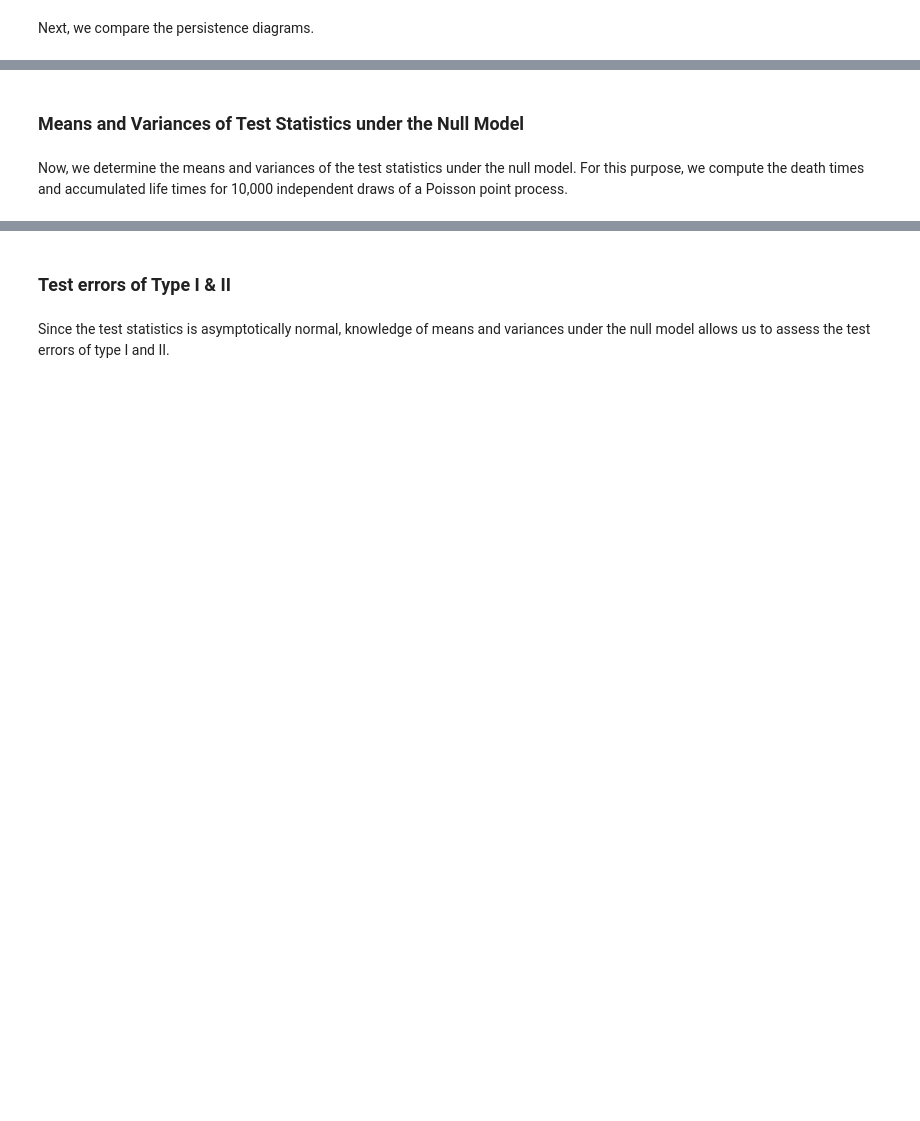
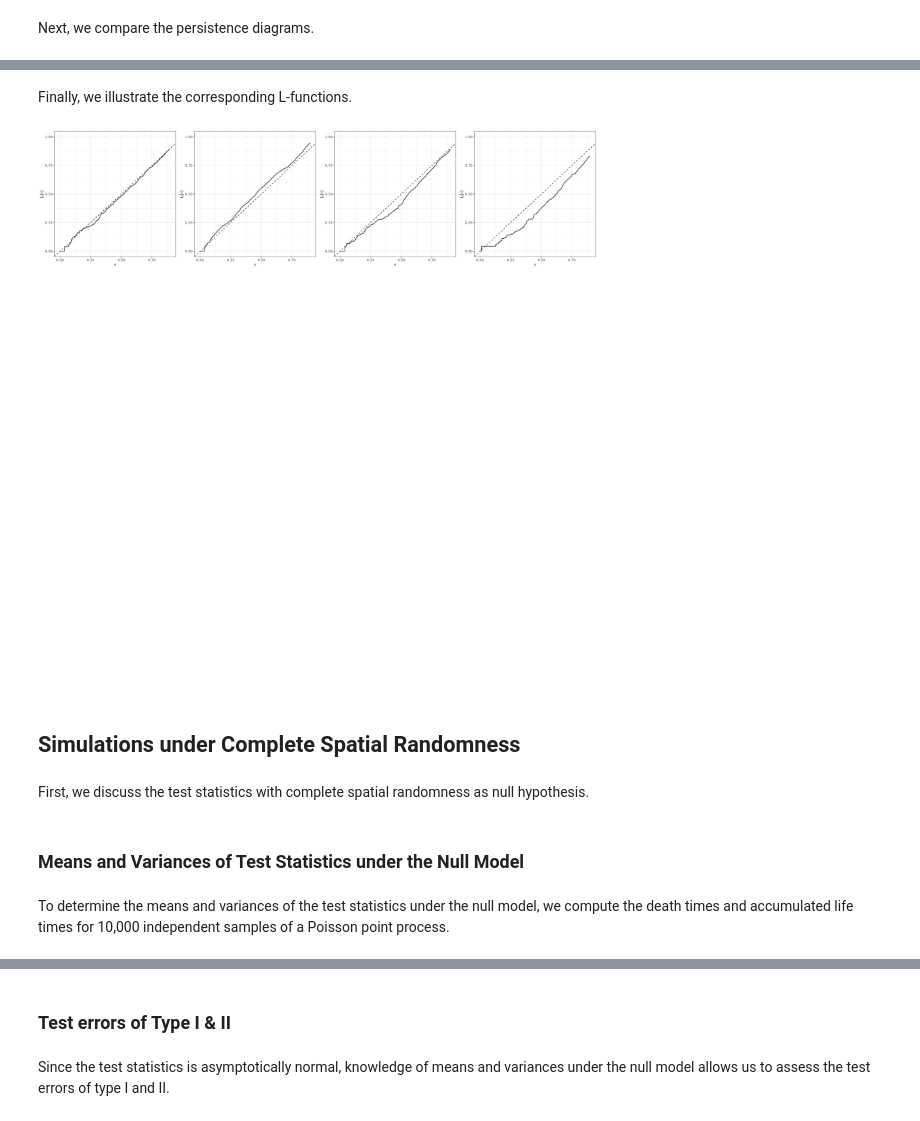
Before and after one commit to Christian-Hirsch/tdapp, a Jupyter notebook: sim_ana.ipynb, the cells around one changed output, grey strips where cells are left out. Cells and saved outputs as stored; diff of their text form; code cells hidden in the pictures; blank space fills up the shorter version.

```diff
--- a/sim_ana.ipynb
+++ b/sim_ana.ipynb
@@ -208,7 +297,40 @@ Warning message:
+# %% [markdown]
+Finally, we illustrate the corresponding L-functions.
+# %%
+Lests <- lapply(samples, Lest)
+plots <- lapply(Lests,
+                function(l) qplot(x = l$r,
+                                  y = l$iso,
+                                  xlim = c(0, .9),
+                                  ylim = c(0, 1.0),
+                                  ylab = "L(r)",
+                                  xlab = "r",
+                                  geom = 'line'
+                                 ) +
+                geom_line() +
+                geom_abline(intercept = 0,
+                            slope = 1,
+                            linetype = "dashed"
+                           ) +
+                theme_bw())
+
+options(warn=-1)
+grid.arrange(plots[[1]],
+             plots[[2]],
+             plots[[3]],
+             plots[[4]],
+             nrow = 4, ncol = 4)
+options(warn=0)
+# %% [output]
+[figure, added]
+# %% [markdown]
+## Simulations under Complete Spatial Randomness
+# %% [markdown]
+First, we discuss the test statistics with complete spatial randomness as null hypothesis.
 # %% [markdown]
 ### Means and Variances of Test Statistics under the Null Model
 # %% [markdown]
-Now, we determine the means and variances of the test statistics under the null model. For this purpose, we compute the death times and accumulated life times for 10,000 independent draws of a Poisson point process.
+To determine the means and variances of the test statistics under the null model, we compute the death times and accumulated life times for 10,000 independent samples of a Poisson point process.
 # %%
 seed <- 42
 set.seed(seed)
```
Also changed, not shown: parts of 84 cells of this notebook, 1 other file.
